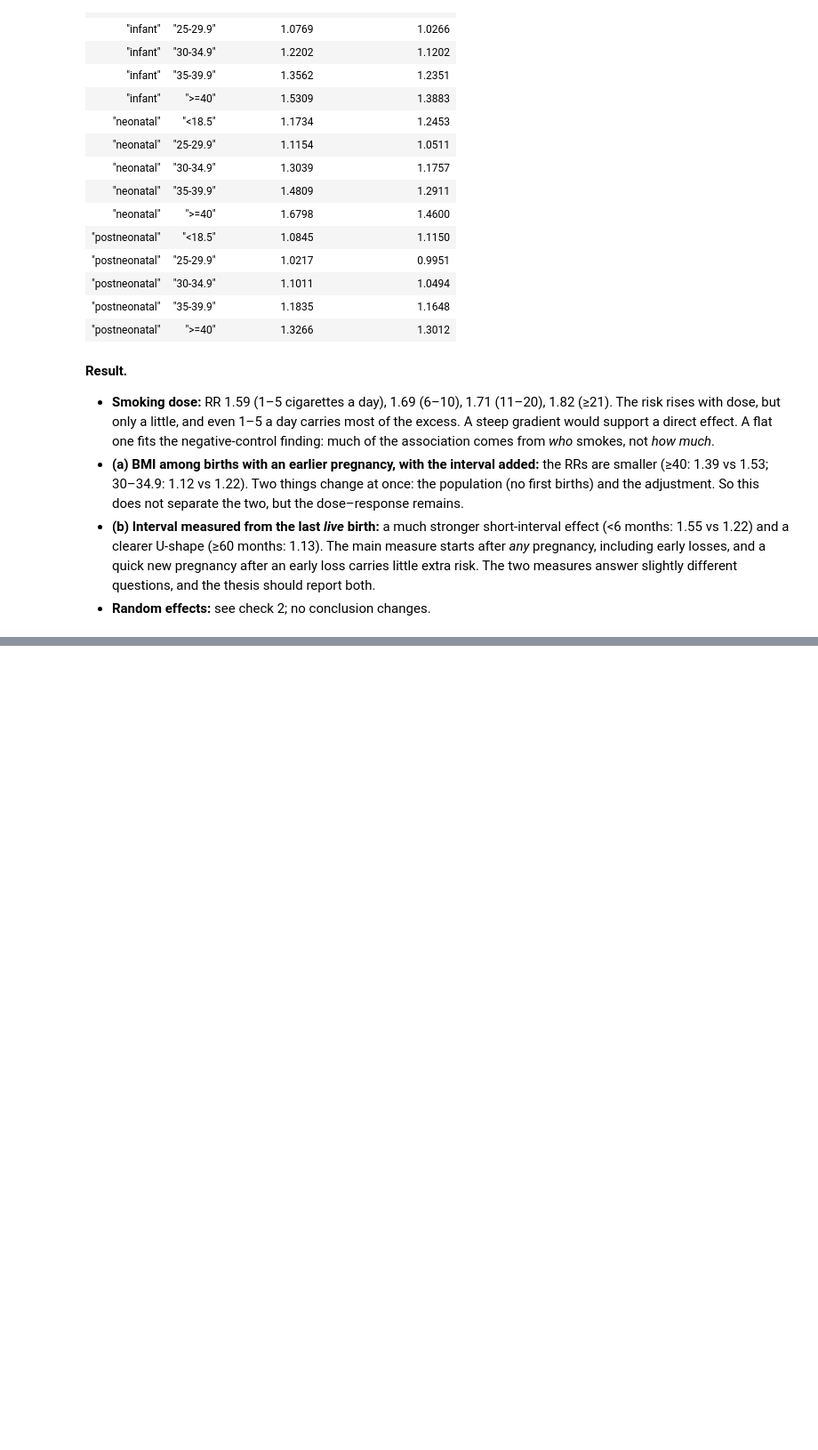
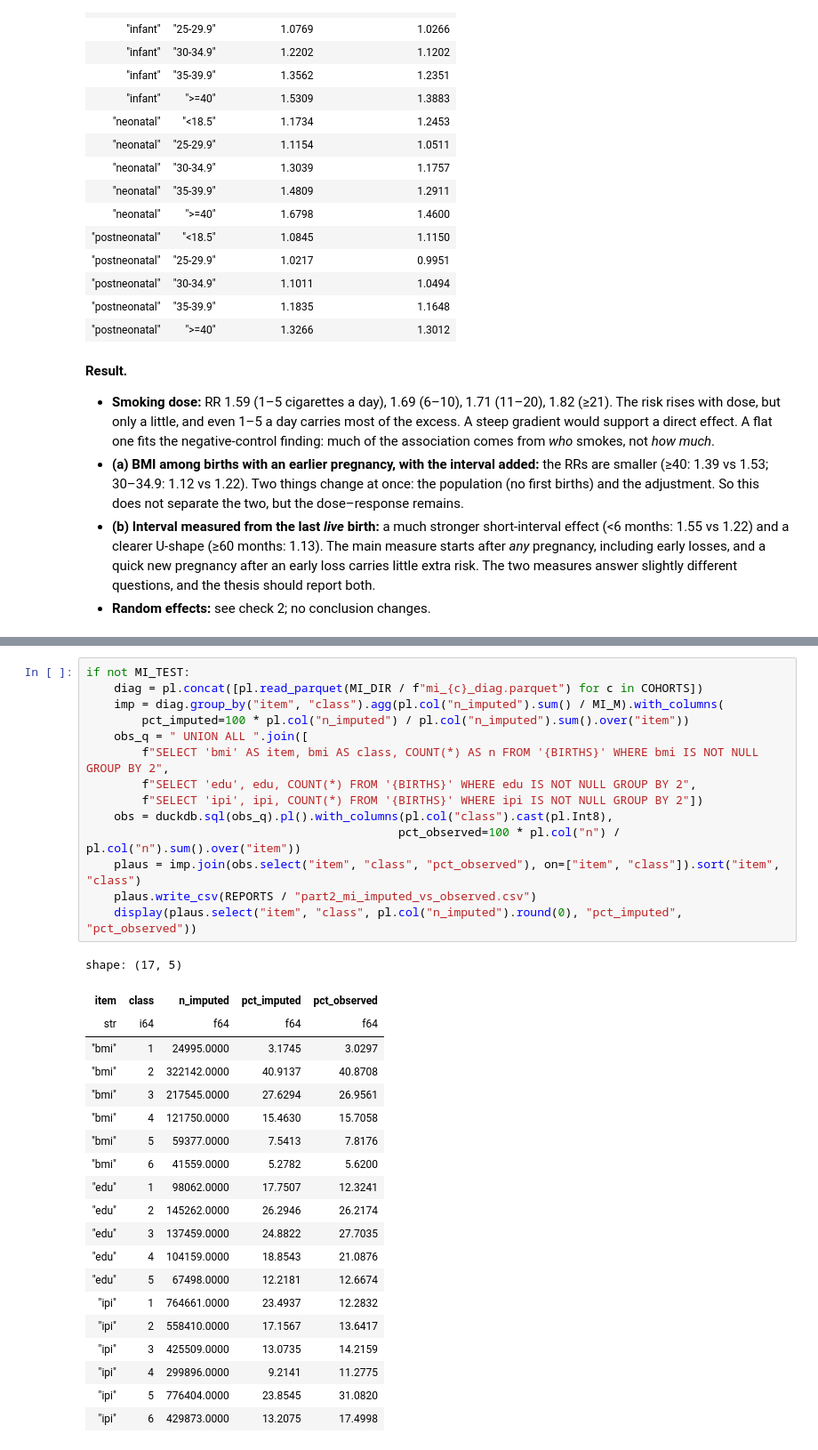
Before and after one commit to ShakulovElzar/infant-mortality-thesis, a Jupyter notebook: InfantMortalityThesis/notebooks/04_association.ipynb, the cells around one changed output, grey strips where cells are left out. Shown at 89% size. Saved outputs shown, nothing was run; the diff lists cells and outputs as text; blank space fills up the shorter version.

```diff
--- a/InfantMortalityThesis/notebooks/04_association.ipynb
+++ b/InfantMortalityThesis/notebooks/04_association.ipynb
@@ -992,0 +1190,35 @@ shape: (15, 4)
+# %%
+if not MI_TEST:
+    diag = pl.concat([pl.read_parquet(MI_DIR / f"mi_{c}_diag.parquet") for c in COHORTS])
+    imp = diag.group_by("item", "class").agg(pl.col("n_imputed").sum() / MI_M).with_columns(
+        pct_imputed=100 * pl.col("n_imputed") / pl.col("n_imputed").sum().over("item"))
+    obs_q = " UNION ALL ".join([
+        f"SELECT 'bmi' AS item, bmi AS class, COUNT(*) AS n FROM '{BIRTHS}' WHERE bmi IS NOT NULL GROUP BY 2",
+        f"SELECT 'edu', edu, COUNT(*) FROM '{BIRTHS}' WHERE edu IS NOT NULL GROUP BY 2",
+        f"SELECT 'ipi', ipi, COUNT(*) FROM '{BIRTHS}' WHERE ipi IS NOT NULL GROUP BY 2"])
+    obs = duckdb.sql(obs_q).pl().with_columns(pl.col("class").cast(pl.Int8),
+                                             pct_observed=100 * pl.col("n") / pl.col("n").sum().over("item"))
+    plaus = imp.join(obs.select("item", "class", "pct_observed"), on=["item", "class"]).sort("item", "class")
+    plaus.write_csv(REPORTS / "part2_mi_imputed_vs_observed.csv")
+    display(plaus.select("item", "class", pl.col("n_imputed").round(0), "pct_imputed", "pct_observed"))
+# %% [output]
+shape: (17, 5)
+| item | class | n_imputed | pct_imputed | pct_observed |
+| str | i64 | f64 | f64 | f64 |
+| "bmi" | 1 | 24995.0000 | 3.1745 | 3.0297 |
+| "bmi" | 2 | 322142.0000 | 40.9137 | 40.8708 |
+| "bmi" | 3 | 217545.0000 | 27.6294 | 26.9561 |
+| "bmi" | 4 | 121750.0000 | 15.4630 | 15.7058 |
+| "bmi" | 5 | 59377.0000 | 7.5413 | 7.8176 |
+| "bmi" | 6 | 41559.0000 | 5.2782 | 5.6200 |
+| "edu" | 1 | 98062.0000 | 17.7507 | 12.3241 |
+| "edu" | 2 | 145262.0000 | 26.2946 | 26.2174 |
+| "edu" | 3 | 137459.0000 | 24.8822 | 27.7035 |
+| "edu" | 4 | 104159.0000 | 18.8543 | 21.0876 |
+| "edu" | 5 | 67498.0000 | 12.2181 | 12.6674 |
+| "ipi" | 1 | 764661.0000 | 23.4937 | 12.2832 |
+| "ipi" | 2 | 558410.0000 | 17.1567 | 13.6417 |
+| "ipi" | 3 | 425509.0000 | 13.0735 | 14.2159 |
+| "ipi" | 4 | 299896.0000 | 9.2141 | 11.2775 |
+| "ipi" | 5 | 776404.0000 | 23.8545 | 31.0820 |
+| "ipi" | 6 | 429873.0000 | 13.2075 | 17.4998 |
```
Also changed, not shown: parts of 13 cells of this notebook, 13 other files.
